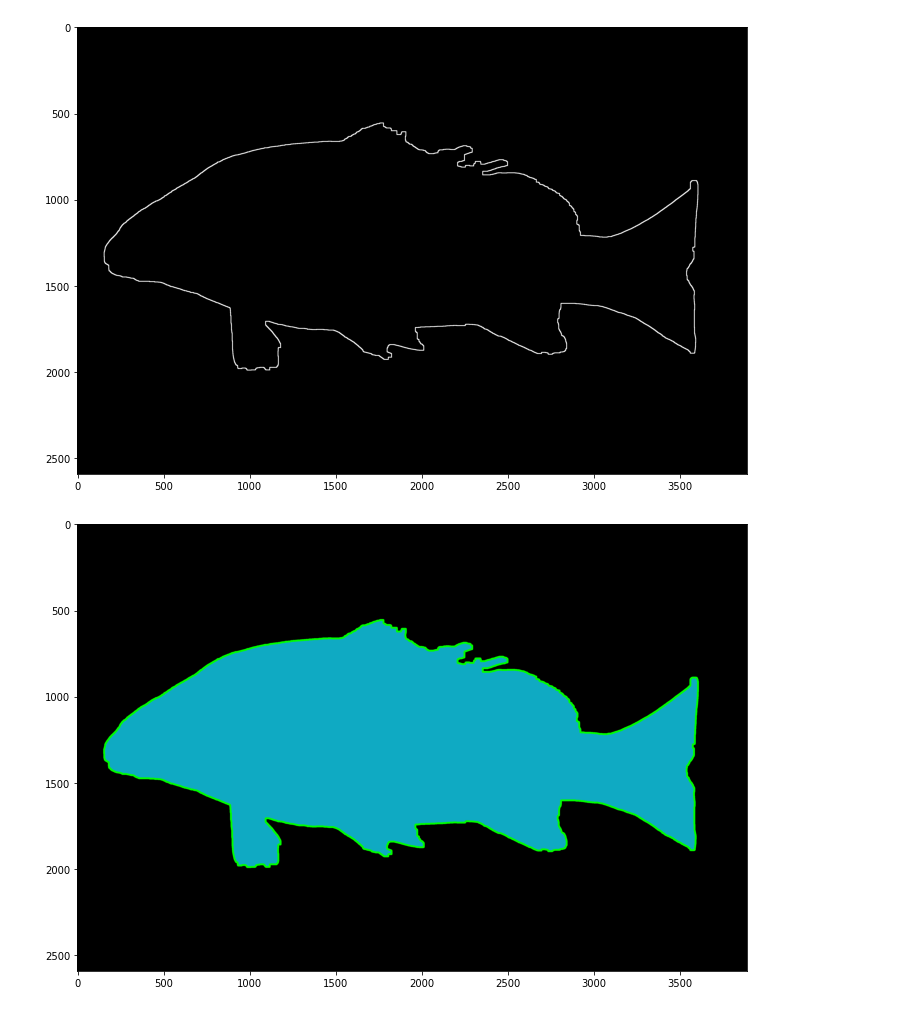
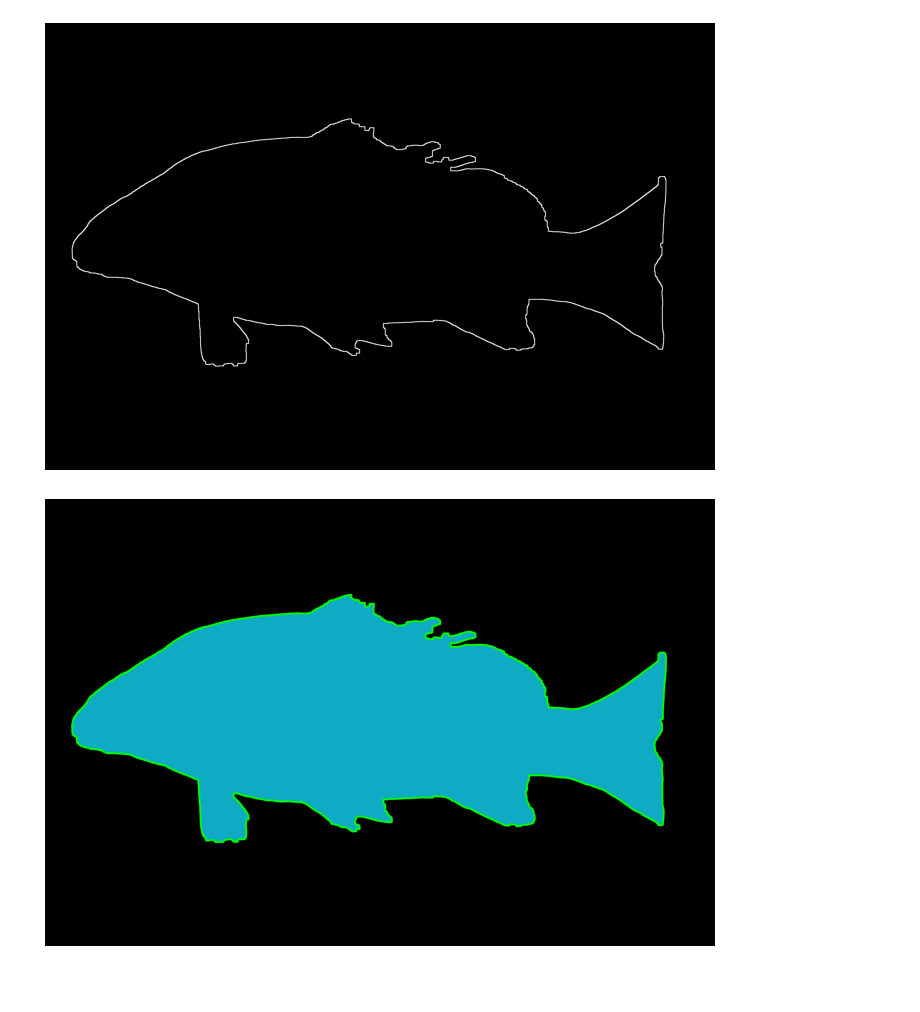
Before and after one commit to michaelcoe/Ika-Fit, a Jupyter notebook: imageSegmentation.ipynb, the cells around one changed output. Drawn from its saved outputs; the diff is of its cells as text; code cells hidden in the pictures; blank space fills up the shorter version.

```diff
--- a/imageSegmentation.ipynb
+++ b/imageSegmentation.ipynb
@@ -11,7 +12,7 @@ from pathlib import Path
 # %%
 imagePath = r'./Pictures'
 databasePath = r'./'
-figurePath = r'/home/mco143/Documents/inkscape_drawings/imageSegmentation'
+figurePath = r'/home/mco143/Documents/gitRepos/fish_contours/Figures'
 
 specimen = r'commonCarp'
 # %%
@@ -106,19 +171,21 @@ edged = cv2.Canny(openImg,100, 200)
 edged_dialate = cv2.dilate(edged, np.ones((5,5), 'uint8'), iterations=1)
 fig8, ax8 = plt.subplots(figsize=(12,10))
 ax8.imshow(edged_dialate, cmap="gray")
-fig8.savefig(Path(figurePath).joinpath('cannyEdge.png'), facecolor='w', bbox_inches='tight')
+ax8.axis('off')
+fig8.savefig(Path(figurePath).joinpath('cannyEdge.pdf'), facecolor='w', bbox_inches='tight')
 # %% [output]
-[figure, old version]
+[figure, new version]
 # %%
 contours, hierarchy = cv2.findContours(edged,
     cv2.RETR_EXTERNAL, cv2.CHAIN_APPROX_NONE)
 
 cnts = sorted(contours, key=cv2.contourArea, reverse=True)
 
 cv2.drawContours(openImg, contours, 0, (0, 255, 0), 10)
 
 fig9, ax9 = plt.subplots(figsize=(12,10))
 ax9.imshow(openImg)
-fig9.savefig(Path(figurePath).joinpath('finalImage.png'), facecolor='w', bbox_inches='tight')
+ax9.axis('off')
+fig9.savefig(Path(figurePath).joinpath('finalImage.pdf'), facecolor='w', bbox_inches='tight')
 # %% [output]
-[figure, old version]
+[figure, new version]
```
Also changed, not shown: parts of 9 cells of this notebook, 31 other files.
